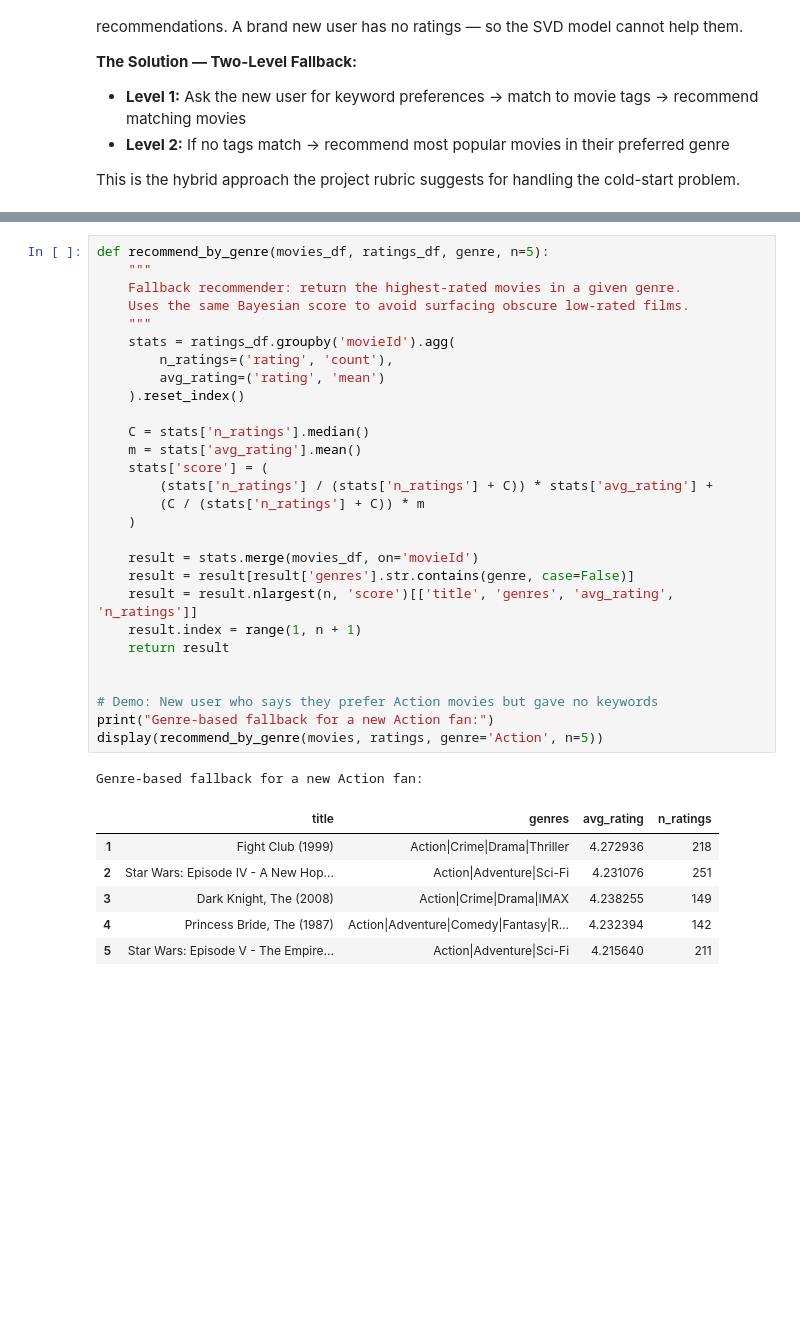
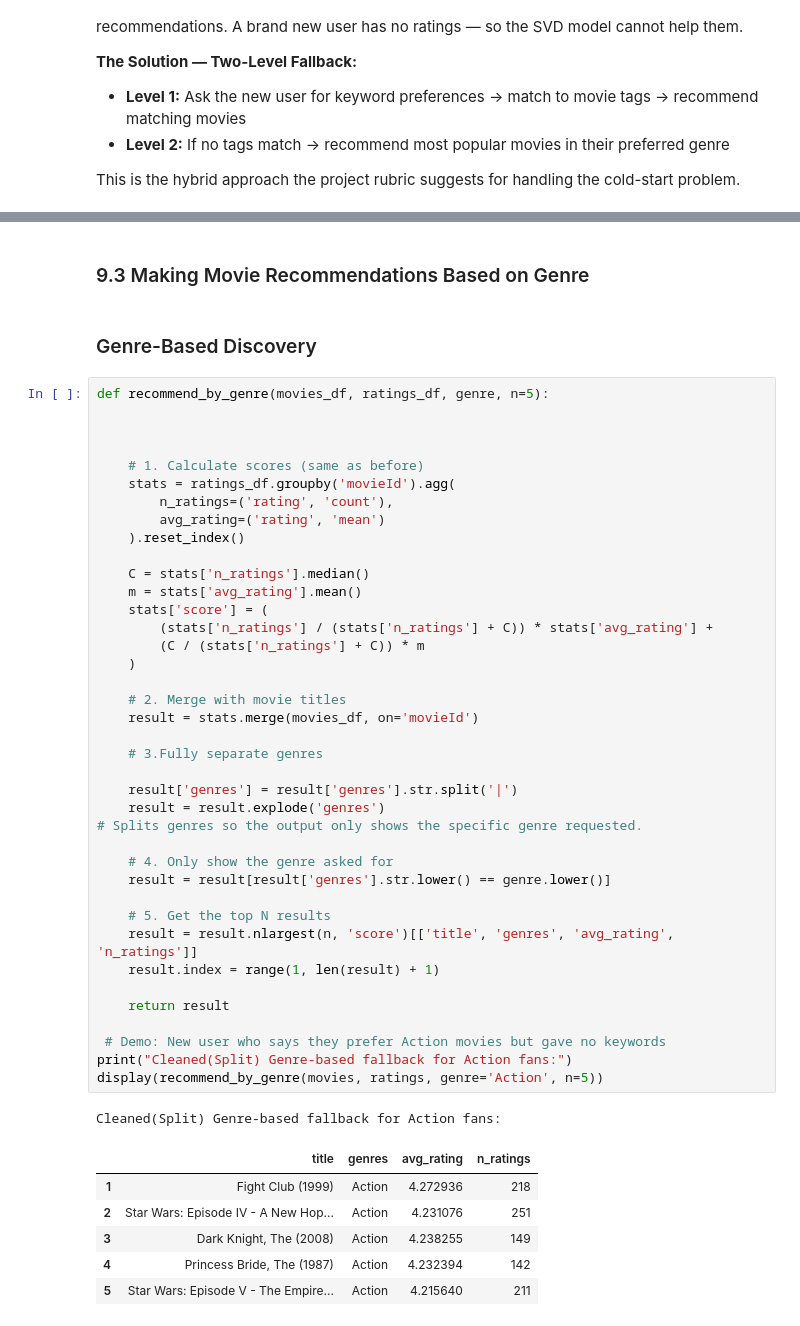
Before and after one commit to angelawachira-eng/GROUP_2-MOVIE_RECOMMENDATION_SYSTEM, a Jupyter notebook: Notebook/Recommendation_System_Project.ipynb, the cells around one changed output, grey strips where cells are left out. Cells and saved outputs as stored; diff of their text form; blank space fills up the shorter version.

```diff
--- a/Notebook/Recommendation_System_Project.ipynb
+++ b/Notebook/Recommendation_System_Project.ipynb
@@ -900,37 +1054,52 @@ Recommendations based on tags:
+# %% [markdown]
+### 9.3 Making Movie Recommendations Based on Genre
+# %% [markdown]
+### Genre-Based Discovery
 # %%
 def recommend_by_genre(movies_df, ratings_df, genre, n=5):
-    """
-    Fallback recommender: return the highest-rated movies in a given genre.
-    Uses the same Bayesian score to avoid surfacing obscure low-rated films.
-    """
+
+
+
+    # 1. Calculate scores (same as before)
     stats = ratings_df.groupby('movieId').agg(
         n_ratings=('rating', 'count'),
         avg_rating=('rating', 'mean')
     ).reset_index()
 
     C = stats['n_ratings'].median()
     m = stats['avg_rating'].mean()
     stats['score'] = (
         (stats['n_ratings'] / (stats['n_ratings'] + C)) * stats['avg_rating'] +
         (C / (stats['n_ratings'] + C)) * m
     )
 
+    # 2. Merge with movie titles
     result = stats.merge(movies_df, on='movieId')
-    result = result[result['genres'].str.contains(genre, case=False)]
+
+    # 3.Fully separate genres
+
+    result['genres'] = result['genres'].str.split('|')
+    result = result.explode('genres')
+# Splits genres so the output only shows the specific genre requested.
+
+    # 4. Only show the genre asked for
+    result = result[result['genres'].str.lower() == genre.lower()]
+
+    # 5. Get the top N results
     result = result.nlargest(n, 'score')[['title', 'genres', 'avg_rating', 'n_ratings']]
-    result.index = range(1, n + 1)
+    result.index = range(1, len(result) + 1)
+
     return result
 
-
-# Demo: New user who says they prefer Action movies but gave no keywords
-print("Genre-based fallback for a new Action fan:")
+ # Demo: New user who says they prefer Action movies but gave no keywords
+print("Cleaned(Split) Genre-based fallback for Action fans:")
 display(recommend_by_genre(movies, ratings, genre='Action', n=5))
 # %% [output]
-Genre-based fallback for a new Action fan:
+Cleaned(Split) Genre-based fallback for Action fans:
 |  | title | genres | avg_rating | n_ratings |
-| 1 | Fight Club (1999) | Action|Crime|Drama|Thriller | 4.272936 | 218 |
-| 2 | Star Wars: Episode IV - A New Hop... | Action|Adventure|Sci-Fi | 4.231076 | 251 |
-| 3 | Dark Knight, The (2008) | Action|Crime|Drama|IMAX | 4.238255 | 149 |
-| 4 | Princess Bride, The (1987) | Action|Adventure|Comedy|Fantasy|R... | 4.232394 | 142 |
-| 5 | Star Wars: Episode V - The Empire... | Action|Adventure|Sci-Fi | 4.215640 | 211 |
+| 1 | Fight Club (1999) | Action | 4.272936 | 218 |
+| 2 | Star Wars: Episode IV - A New Hop... | Action | 4.231076 | 251 |
+| 3 | Dark Knight, The (2008) | Action | 4.238255 | 149 |
+| 4 | Princess Bride, The (1987) | Action | 4.232394 | 142 |
+| 5 | Star Wars: Episode V - The Empire... | Action | 4.215640 | 211 |
 # %% [markdown]
```
Also changed, not shown: parts of 71 cells of this notebook, 1 other file.
